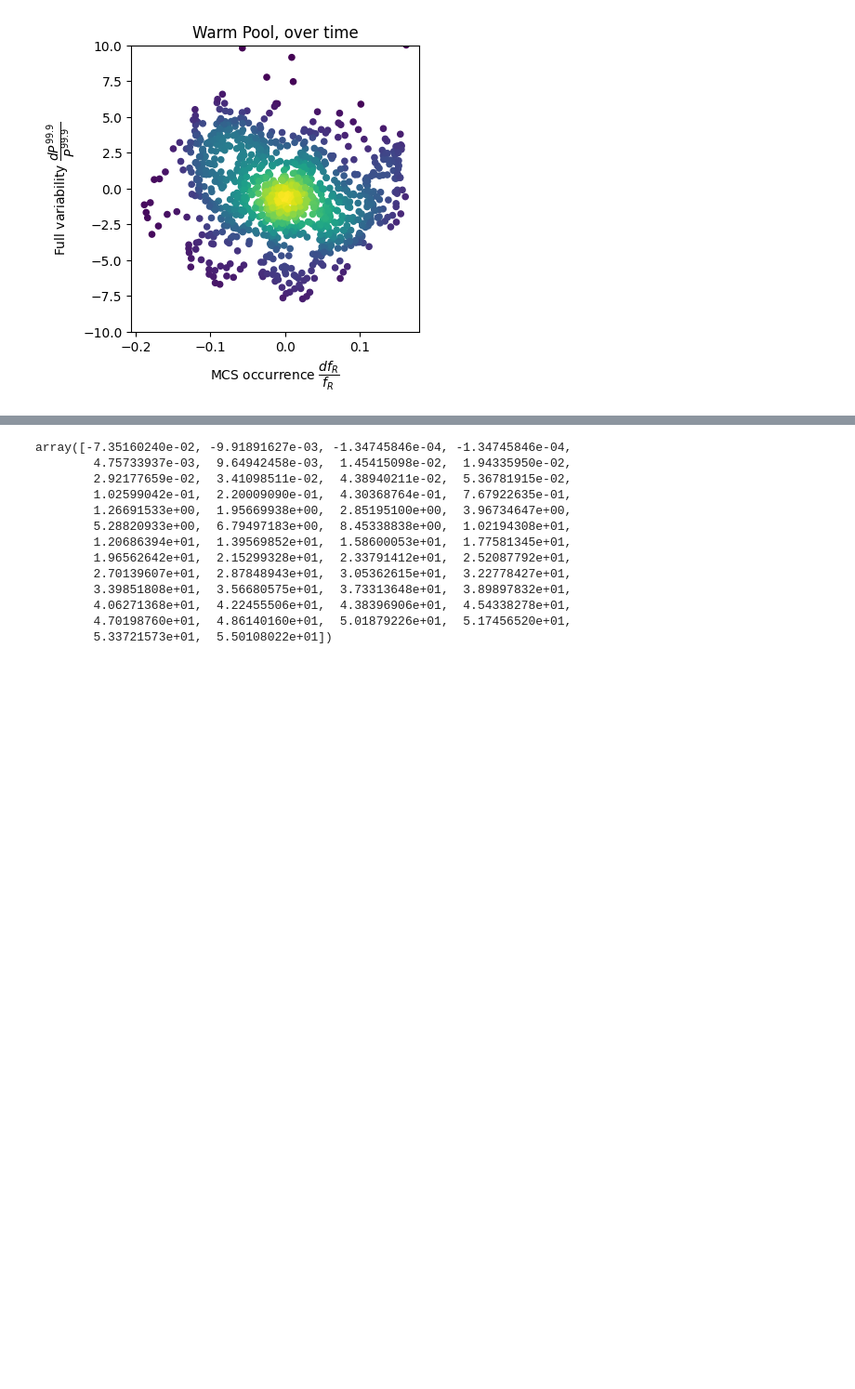
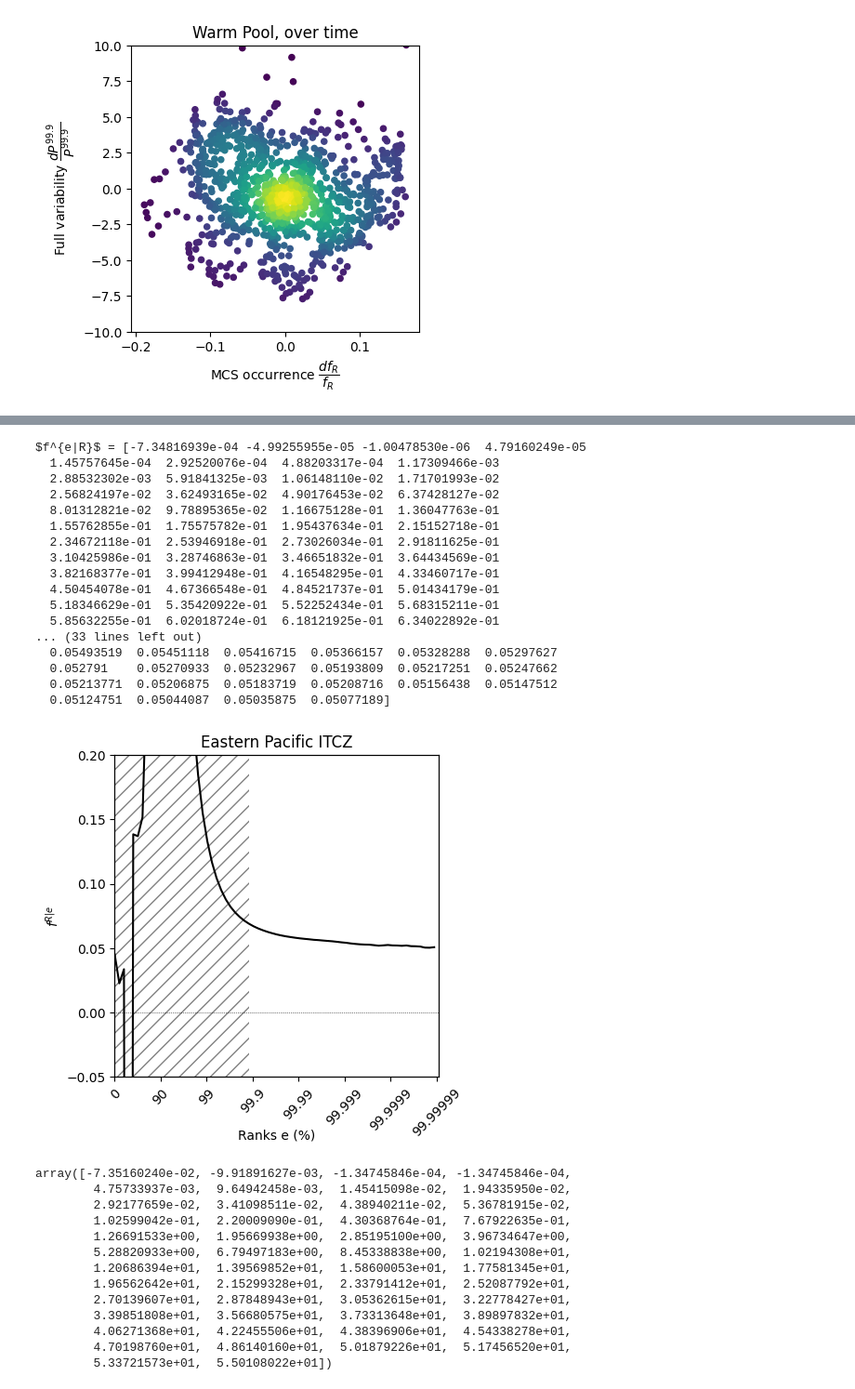
Before and after one commit to bfildier/explore-multiscale-extremes, a Jupyter notebook: scripts/exploreDYAMOND-SAM_regions.ipynb, the cells around one changed output, grey strips where cells are left out. Shown at 93% size. Cells and saved outputs as stored; diff of their text form; code cells hidden in the pictures; blank space fills up the shorter version.

```diff
--- a/scripts/exploreDYAMOND-SAM_regions.ipynb
+++ b/scripts/exploreDYAMOND-SAM_regions.ipynb
@@ -584 +643,70 @@ plt.show()
+# %%
+# show f_R_e vs percentile rank
+
+# Same parameters as plot above
+region = warm_pool
+s_ranks = slice(0,70)
+
+# f^{e|R} = percentile of rain of rank e within masked area R
+mask = 'TOOCAN'
+dist = getattr(dict_cs[region],'dist_pr_%s'%mask)
+f_e_R = dist.percentiles[s_ranks]/100
+print(r'$f^{e|R}$ =',f_e_R)
+
+# f_R
+frac_over_time = np.array([time_dist[i_t].frac for i_t in dict_cs[region].range_t])
+f_R = np.mean(frac_over_time)
+print(r'$f_R$ =',f_R)
+
+# f^e = percentile of rain of rank e within region
+mask = 'all'
+dist = getattr(dict_cs[region],'dist_pr_%s'%mask)
+f_e = dist.percentiles[s_ranks]/100
+print(r'$f^e$ =',f_e)
+
+# Resulting f^{R|e}
+f_R_e = f_e_R*f_R/f_e
+print(r'$f^{R|e}$ =',f_R_e)
+
+#-- show
+
+fig,ax = plt.subplots(ncols=1,figsize=(4.5,4.5))
+
+#- set frame
+p1d.setFrame(ax,rankmin=0,rankmax=rankmax,xtickrotation=45) # in here, duplicate the outer axis for fixing independent frame
+
+#- show data
+ax.axhline(y=0,linestyle=':',c='k',linewidth=0.5)
+p1d.showData(ax,ranks[s_ranks],f_R_e,c='k',rankmin=0, rankmax = rankmax)
+# p1d.showData(ax,ranks,dP_P_TOOCAN,c='grey',rankmin=0, rankmax = rankmax)
+# p1d.showData(ax,ranks,dfR_fR,c='r',rankmin=0, rankmax = rankmax)
+p1d.addXHatch(ax,ranks,[0,29])
+
+ax.set_ylim((-0.05,0.2))
+
+#- labels
+ax.set_xlabel('Ranks e (%)',labelpad=40)
+ax.set_ylabel(r'$f^{R|e}$')
+ax.set_title(r'Eastern Pacific ITCZ')
+
+plt.show()
+# %% [output]
+$f^{e|R}$ = [-7.34816939e-04 -4.99255955e-05 -1.00478530e-06  4.79160249e-05
+  1.45757645e-04  2.92520076e-04  4.88203317e-04  1.17309466e-03
+  2.88532302e-03  5.91841325e-03  1.06148110e-02  1.71701993e-02
+  2.56824197e-02  3.62493165e-02  4.90176453e-02  6.37428127e-02
+  8.01312821e-02  9.78895365e-02  1.16675128e-01  1.36047763e-01
+  1.55762855e-01  1.75575782e-01  1.95437634e-01  2.15152718e-01
+  2.34672118e-01  2.53946918e-01  2.73026034e-01  2.91811625e-01
+  3.10425986e-01  3.28746863e-01  3.46651832e-01  3.64434569e-01
+  3.82168377e-01  3.99412948e-01  4.16548295e-01  4.33460717e-01
+  4.50454078e-01  4.67366548e-01  4.84521737e-01  5.01434179e-01
+  5.18346629e-01  5.35420922e-01  5.52252434e-01  5.68315211e-01
+  5.85632255e-01  6.02018724e-01  6.18121925e-01  6.34022892e-01
+... (33 lines left out)
+  0.05493519  0.05451118  0.05416715  0.05366157  0.05328288  0.05297627
+  0.052791    0.05270933  0.05232967  0.05193809  0.05217251  0.05247662
+  0.05213771  0.05206875  0.05183719  0.05208716  0.05156438  0.05147512
+  0.05124751  0.05044087  0.05035875  0.05077189]
+[figure, added]
 # %%
```
Also changed, not shown: parts of 5 cells of this notebook, 2 other files.
